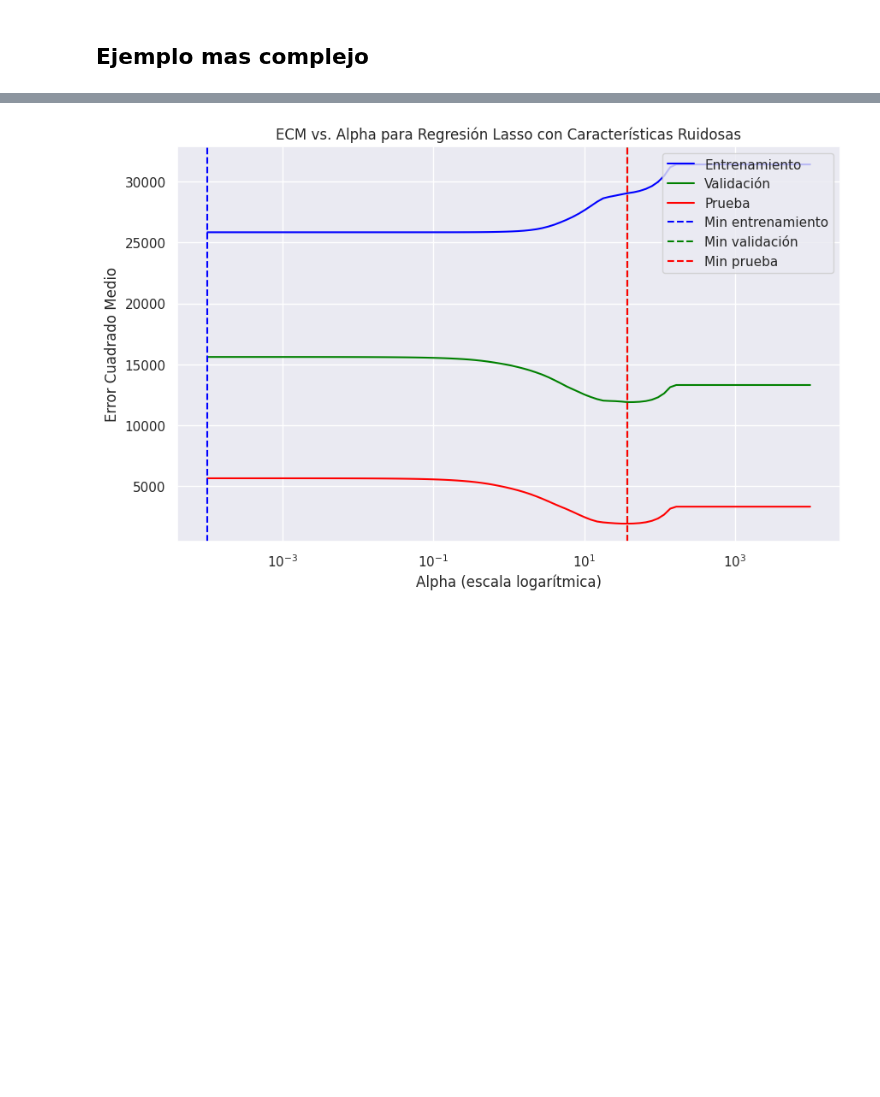
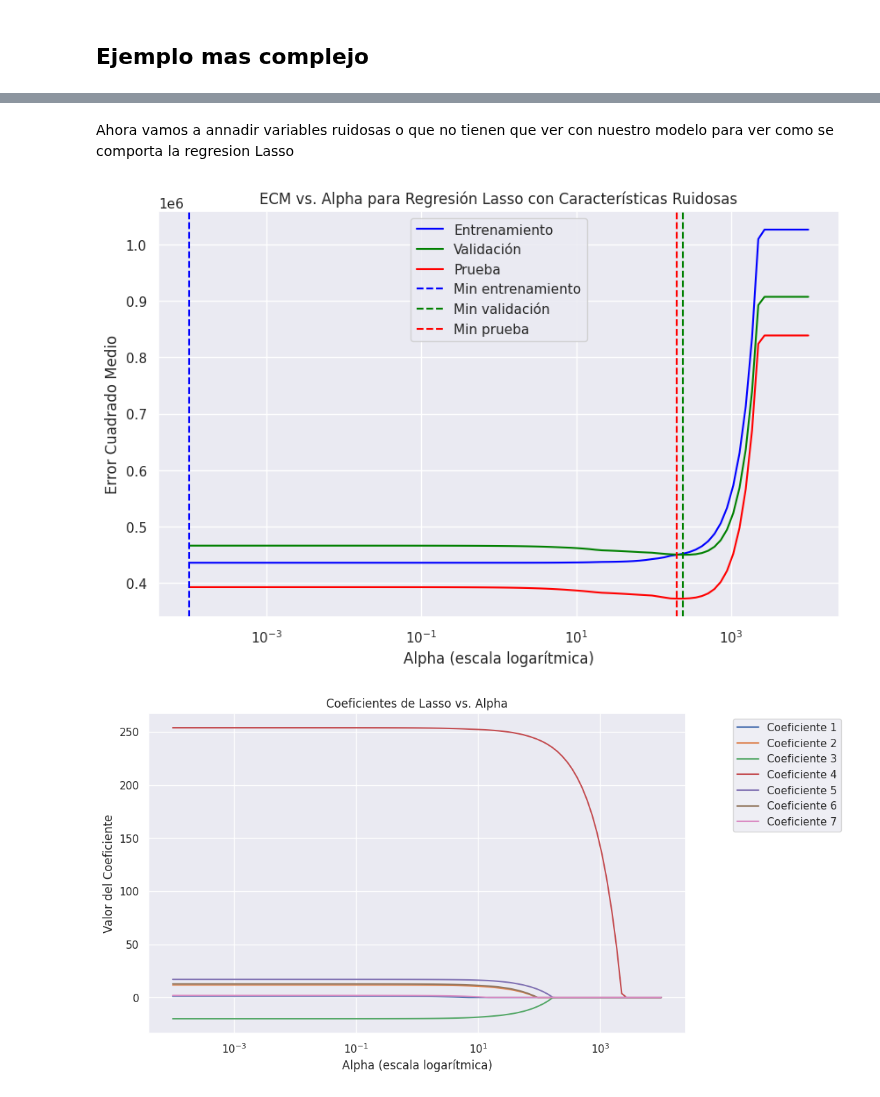
Before and after one commit to sonder-art/automl_o23, a Jupyter notebook: codigo/intro_ml/train_val_test_regularization.ipynb, the cells around one changed output, grey strips where cells are left out. Saved outputs shown, nothing was run; the diff lists cells and outputs as text; code cells hidden in the pictures; blank space fills up the shorter version.

```diff
--- a/codigo/intro_ml/train_val_test_regularization.ipynb
+++ b/codigo/intro_ml/train_val_test_regularization.ipynb
@@ -245,15 +272,22 @@ np.random.seed(42)
 n_samples = 1000
 
 X = np.random.rand(n_samples, 7) * 10 - 5  # Valores aleatorios entre -5 y 5
+
+# Elige alguna de las siguientes funciones
 y = (X[:, 0]**2 + X[:, 1]**3 - 5 * np.sin(X[:, 2]) + 3 * np.cos(X[:, 3]) * X[:, 4]**2
      + 2 * np.tan(X[:, 5]) - np.log(np.abs(X[:, 6]) + 1))
+# Elige alguna de las siguientes funciones
+y = (X[:, 0]**2 + X[:, 1]**3 - 15 * X[:, 2] + 30 * X[:, 3] * X[:, 4]**2
+     + 21 *X[:, 5] - np.log(np.abs(X[:, 6]) + 1))
 
 # Añadiendo ruido gaussiano
 y += np.random.normal(0, 1.5, size=y.shape)
-
-# Añadiendo 50 características ruidosas
-noisy_features = np.random.randn(n_samples, 50)
-X = np.hstack([X, noisy_features])
+# %% [markdown]
+Ahora vamos a annadir variables ruidosas o que no tienen que ver con nuestro modelo para ver como se comporta la regresion Lasso
+# %%
+# Añadiendo 50 características ruidosas
+noisy_features = np.random.randn(n_samples, 5)
+X = np.hstack([X, noisy_features])
 # %%
 # Dividiendo los datos en conjuntos de entrenamiento, validación y prueba
 X_temp, X_test, y_temp, y_test = train_test_split(X, y, test_size=0.2, random_state=42)
@@ -263,6 +297,8 @@ X_train, X_val, y_train, y_val = train_test_split(X_temp, y_temp, test_size=0.25
 alphas = np.logspace(-4, 4, 100)
 # %%
 train_errors, val_errors, test_errors = [], [], []
+
+coefficients = []
 
 for alpha in alphas:
     lasso = Lasso(alpha=alpha, max_iter=10000)
@@ -277,31 +313,64 @@ for alpha in alphas:
     test_mse = mean_squared_error(y_test, y_test_pred)
 
     train_errors.append(train_mse)
     val_errors.append(val_mse)
     test_errors.append(test_mse)
+
+    # Almacenamos los coeficientes
+    coefficients.append(lasso.coef_)
+
+coefficients = np.array(coefficients)
 
 # Encontrando los alphas que minimizan los errores
 alpha_min_train = alphas[np.argmin(train_errors)]
 alpha_min_val = alphas[np.argmin(val_errors)]
 alpha_min_test = alphas[np.argmin(test_errors)]
 
 # Graficando los errores MSE en función de los valores de alpha
 plt.figure(figsize=(10, 6))
 plt.plot(alphas, train_errors, label='Entrenamiento', color='blue')
 plt.plot(alphas, val_errors, label='Validación', color='green')
 plt.plot(alphas, test_errors, label='Prueba', color='red')
 
 # Agregando las líneas que indican el mínimo error
 plt.axvline(x=alpha_min_train, color='blue', linestyle='--', label='Min entrenamiento')
 plt.axvline(x=alpha_min_val, color='green', linestyle='--', label='Min validación')
 plt.axvline(x=alpha_min_test, color='red', linestyle='--', label='Min prueba')
 
 plt.xscale('log')
 plt.xlabel('Alpha (escala logarítmica)')
 plt.ylabel('Error Cuadrado Medio')
 plt.title('ECM vs. Alpha para Regresión Lasso con Características Ruidosas')
 plt.legend()
 plt.grid(True)
 plt.show()
+
+# Graficando coeficientes en función de los valores de alpha
+plt.figure(figsize=(10, 6))
+for i in range(0,7):
+    plt.plot(alphas, coefficients[:, i], label=f'Coeficiente {i+1}') # Limitar leyendas para visibilidad
+
+plt.xscale('log')
+plt.xlabel('Alpha (escala logarítmica)')
+plt.ylabel('Valor del Coeficiente')
+plt.title('Coeficientes de Lasso vs. Alpha')
+plt.legend(loc='upper right', bbox_to_anchor=(1.3, 1))
+plt.grid(True)
+plt.show()
+
+
+# Graficando coeficientes en función de los valores de alpha
+plt.figure(figsize=(10, 6))
+for i in range(7, coefficients.shape[1]):
+    plt.plot(alphas, coefficients[:, i], label=f'Coeficiente {i+1}') # Limitar leyendas para visibilidad
+
+plt.xscale('log')
+plt.xlabel('Alpha (escala logarítmica)')
+plt.ylabel('Valor del Coeficiente')
+plt.title('Coeficientes de Lasso vs. Alpha')
+plt.legend(loc='upper right', bbox_to_anchor=(1.3, 1))
+plt.grid(True)
+plt.show()
 # %% [output]
-[figure, old version]
+[figure, new version]
+[figure, added]
```
Also changed, not shown: parts of 4 cells of this notebook.
